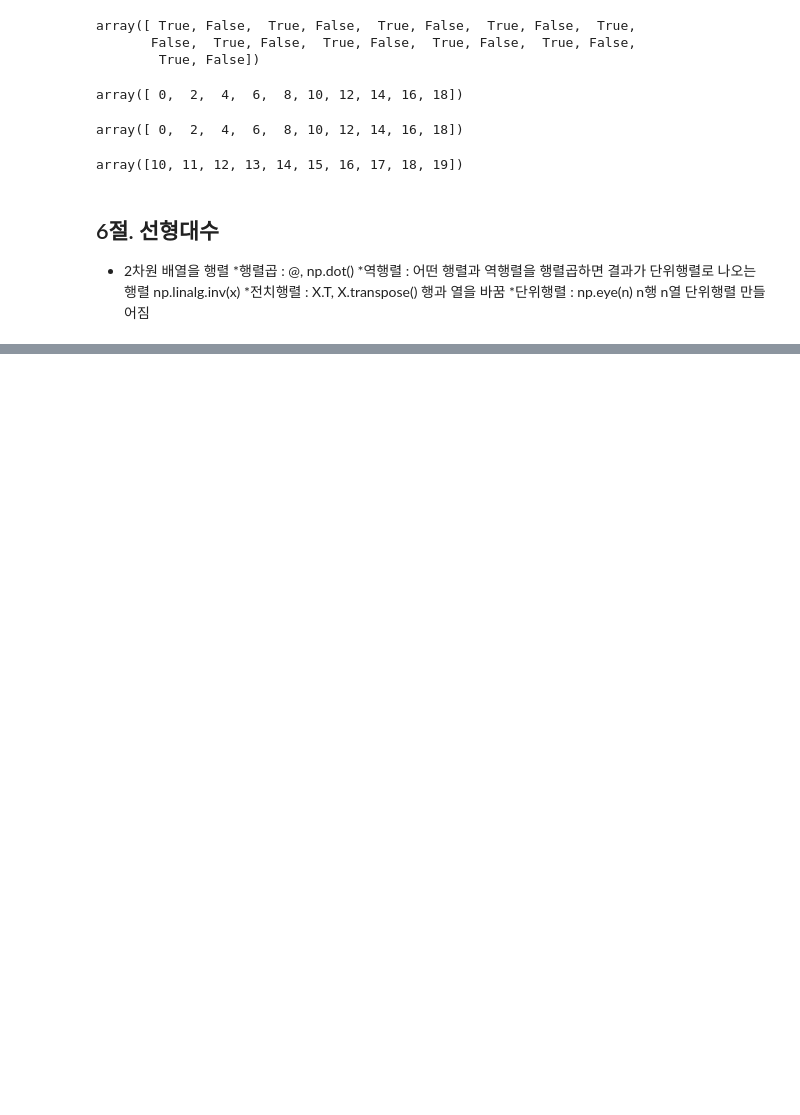
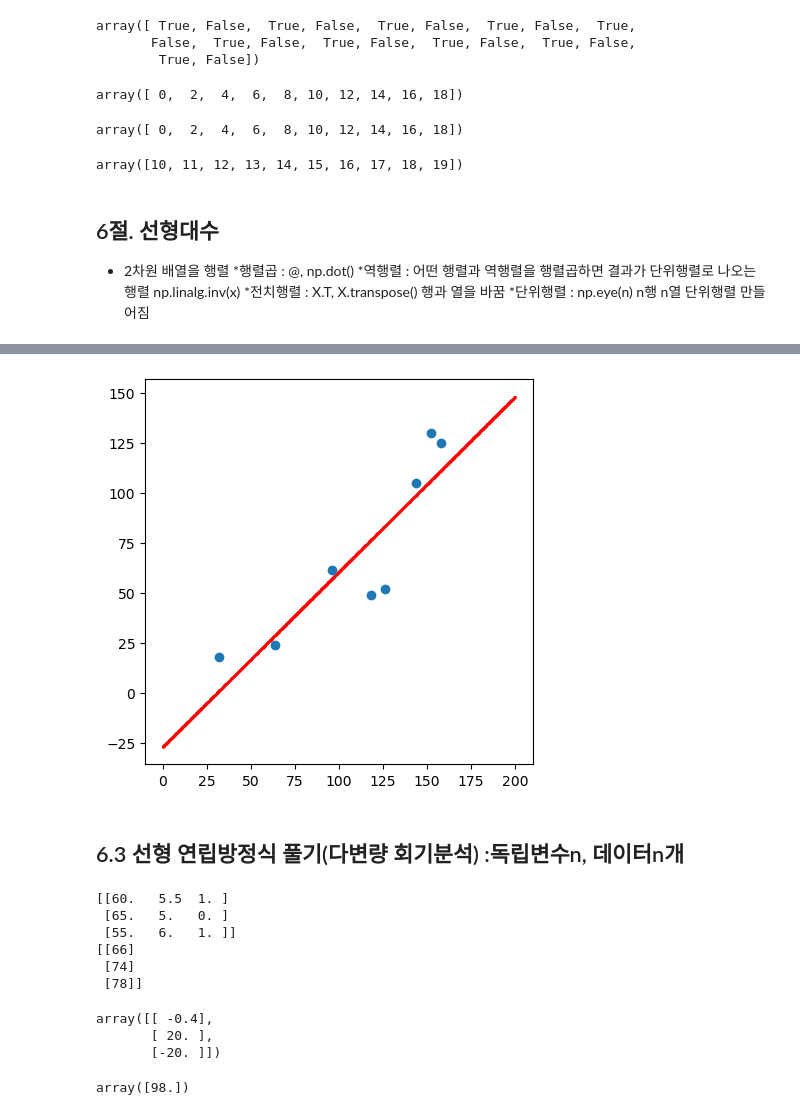
Before and after one commit to jack8704/ai, a Jupyter notebook: source/01_python/ch10_N차원 배열 다루기.ipynb, the cells around one changed output, grey strips where cells are left out. Saved outputs shown, nothing was run; the diff lists cells and outputs as text; code cells hidden in the pictures; blank space fills up the shorter version.

```diff
--- a/source/01_python/ch10_N차원 배열 다루기.ipynb
+++ b/source/01_python/ch10_N차원 배열 다루기.ipynb
@@ -1861,0 +2045,27 @@ array([10, 11, 12, 13, 14, 15, 16, 17, 18, 19])
+# %%
+x_=np.linspace(0,200,1000)
+y_hat = wb[0]*x_+wb[1]
+plt.figure(figsize=(5,5))
+plt.scatter(x_, y_hat,color="r",s=1) # 점그래프
+plt.scatter(x, y)
+plt.show()
+# %% [output]
+[figure, added]
+# %% [markdown]
+## 6.3 선형 연립방정식 풀기(다변량 회기분석) :독립변수n, 데이터n개
+# %%
+x_1=np.array([60,65,55])
+x_2=np.array([5.5,5.0,6.0])
+x_3=np.array([1,0,1])
+y=np.array([66,74,78])
+X=np.column_stack((x_1,x_2,x_3))
+print(X)
+Y=y.reshape(-1,1) #y[:,np.newaxis]
+print(Y)
+# %% [output]
+[[60.   5.5  1. ]
+ [65.   5.   0. ]
+ [55.   6.   1. ]]
+[[66]
+ [74]
+ [78]]
@@ -1861,0 +2076,12 @@ array([10, 11, 12, 13, 14, 15, 16, 17, 18, 19])
+# %%
+W=np.linalg.inv(X)@Y
+W
+# %% [output]
+array([[ -0.4],
+       [ 20. ],
+       [-20. ]])
+# %%
+y_hat=W[0]*80 +W[1]*6.5+W[2]*0
+y_hat
+# %% [output]
+array([98.])
```
Also changed, not shown: parts of 60 cells of this notebook, 2 other files.
